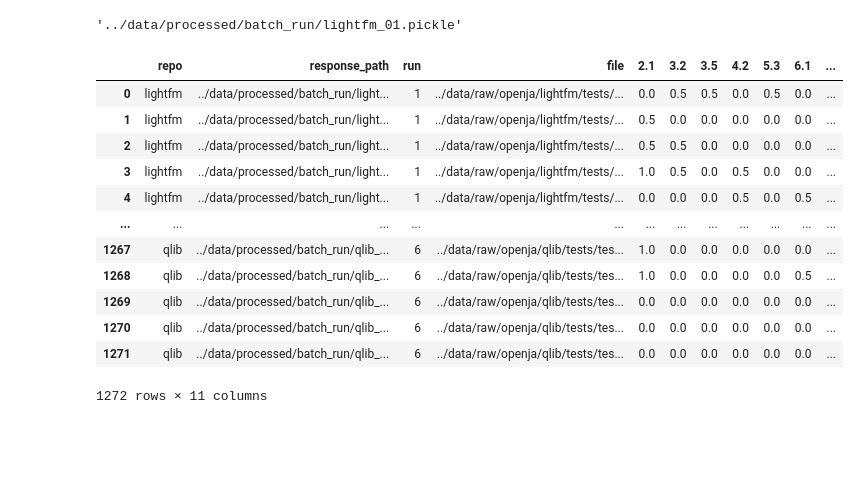
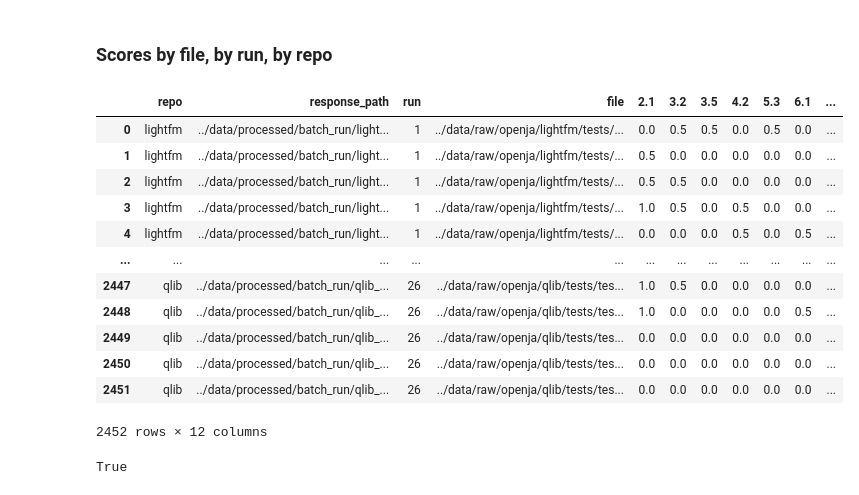
Before and after one commit to UBC-MDS/fixml, a Jupyter notebook: report/01_analysis.ipynb, the cells around one changed output. Cells and saved outputs as stored; diff of their text form; code cells hidden in the pictures; blank space fills up the shorter version.

Commit message:
analyze all runs in qlib

```diff
--- a/report/01_analysis.ipynb
+++ b/report/01_analysis.ipynb
@@ -26,28 +71,32 @@ def extract_file_and_scores(resp_path):
+# %% [markdown]
+### Scores by file, by run, by repo
 # %%
 with open('../data/processed/batch_run/record_combine.yml', 'r') as file:
     config = pd.DataFrame(yaml.safe_load(file))
-config['response_path'].iloc[0]
+#config['response_path'].iloc[0]
+
+tmp = [
+    extract_file_and_scores(path) for path in config['response_path']
+]
+tmp = pd.concat(tmp, axis=0).reset_index(drop=True)
+
+df_repo_run_file = config.merge(tmp, on='response_path', how='left')
+df_repo_run_file
 # %% [output]
+|  | repo | response_path | run | file | 2.1 | 3.2 | 3.5 | 4.2 | 5.3 | 6.1 | ... |
+| 0 | lightfm | ../data/processed/batch_run/light... | 1 | ../data/raw/openja/lightfm/tests/... | 0.0 | 0.5 | 0.5 | 0.0 | 0.5 | 0.0 | ... |
+| 1 | lightfm | ../data/processed/batch_run/light... | 1 | ../data/raw/openja/lightfm/tests/... | 0.5 | 0.0 | 0.0 | 0.0 | 0.0 | 0.0 | ... |
+| 2 | lightfm | ../data/processed/batch_run/light... | 1 | ../data/raw/openja/lightfm/tests/... | 0.5 | 0.5 | 0.0 | 0.0 | 0.0 | 0.0 | ... |
+| 3 | lightfm | ../data/processed/batch_run/light... | 1 | ../data/raw/openja/lightfm/tests/... | 1.0 | 0.5 | 0.0 | 0.5 | 0.0 | 0.0 | ... |
+| 4 | lightfm | ../data/processed/batch_run/light... | 1 | ../data/raw/openja/lightfm/tests/... | 0.0 | 0.0 | 0.0 | 0.5 | 0.0 | 0.5 | ... |
+| ... | ... | ... | ... | ... | ... | ... | ... | ... | ... | ... | ... |
+| 2447 | qlib | ../data/processed/batch_run/qlib_... | 26 | ../data/raw/openja/qlib/tests/tes... | 1.0 | 0.5 | 0.0 | 0.0 | 0.0 | 0.0 | ... |
+| 2448 | qlib | ../data/processed/batch_run/qlib_... | 26 | ../data/raw/openja/qlib/tests/tes... | 1.0 | 0.0 | 0.0 | 0.0 | 0.0 | 0.5 | ... |
+| 2449 | qlib | ../data/processed/batch_run/qlib_... | 26 | ../data/raw/openja/qlib/tests/tes... | 0.0 | 0.0 | 0.0 | 0.0 | 0.0 | 0.0 | ... |
+| 2450 | qlib | ../data/processed/batch_run/qlib_... | 26 | ../data/raw/openja/qlib/tests/tes... | 0.0 | 0.0 | 0.0 | 0.0 | 0.0 | 0.0 | ... |
+| 2451 | qlib | ../data/processed/batch_run/qlib_... | 26 | ../data/raw/openja/qlib/tests/tes... | 0.0 | 0.0 | 0.0 | 0.0 | 0.0 | 0.0 | ... |
-'../data/processed/batch_run/lightfm_01.pickle'
+2452 rows × 12 columns
 # %%
-res = [
-    extract_file_and_scores(path) for path in config['response_path']
-]
-res = pd.concat(res, axis=0).reset_index(drop=True)
+df_repo_run_file.success.all()
+# %% [output]
+True
-# %%
-df_repo_run_file = config.merge(res, on='response_path', how='left')
-df_repo_run_file
-# %% [output]
-|  | repo | response_path | run | file | 2.1 | 3.2 | 3.5 | 4.2 | 5.3 | 6.1 | ... |
-| 0 | lightfm | ../data/processed/batch_run/light... | 1 | ../data/raw/openja/lightfm/tests/... | 0.0 | 0.5 | 0.5 | 0.0 | 0.5 | 0.0 | ... |
-| 1 | lightfm | ../data/processed/batch_run/light... | 1 | ../data/raw/openja/lightfm/tests/... | 0.5 | 0.0 | 0.0 | 0.0 | 0.0 | 0.0 | ... |
-| 2 | lightfm | ../data/processed/batch_run/light... | 1 | ../data/raw/openja/lightfm/tests/... | 0.5 | 0.5 | 0.0 | 0.0 | 0.0 | 0.0 | ... |
-| 3 | lightfm | ../data/processed/batch_run/light... | 1 | ../data/raw/openja/lightfm/tests/... | 1.0 | 0.5 | 0.0 | 0.5 | 0.0 | 0.0 | ... |
-| 4 | lightfm | ../data/processed/batch_run/light... | 1 | ../data/raw/openja/lightfm/tests/... | 0.0 | 0.0 | 0.0 | 0.5 | 0.0 | 0.5 | ... |
-| ... | ... | ... | ... | ... | ... | ... | ... | ... | ... | ... | ... |
-| 1267 | qlib | ../data/processed/batch_run/qlib_... | 6 | ../data/raw/openja/qlib/tests/tes... | 1.0 | 0.0 | 0.0 | 0.0 | 0.0 | 0.0 | ... |
-| 1268 | qlib | ../data/processed/batch_run/qlib_... | 6 | ../data/raw/openja/qlib/tests/tes... | 1.0 | 0.0 | 0.0 | 0.0 | 0.0 | 0.5 | ... |
-| 1269 | qlib | ../data/processed/batch_run/qlib_... | 6 | ../data/raw/openja/qlib/tests/tes... | 0.0 | 0.0 | 0.0 | 0.0 | 0.0 | 0.0 | ... |
-| 1270 | qlib | ../data/processed/batch_run/qlib_... | 6 | ../data/raw/openja/qlib/tests/tes... | 0.0 | 0.0 | 0.0 | 0.0 | 0.0 | 0.0 | ... |
-| 1271 | qlib | ../data/processed/batch_run/qlib_... | 6 | ../data/raw/openja/qlib/tests/tes... | 0.0 | 0.0 | 0.0 | 0.0 | 0.0 | 0.0 | ... |
-1272 rows × 11 columns
```
Also changed, not shown: parts of 15 cells of this notebook.
